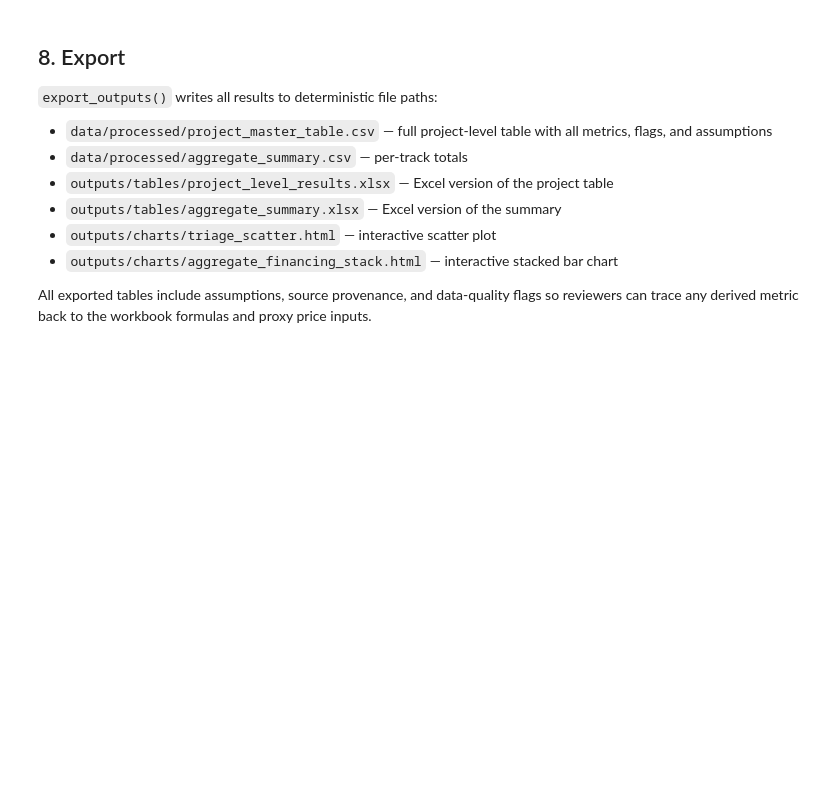
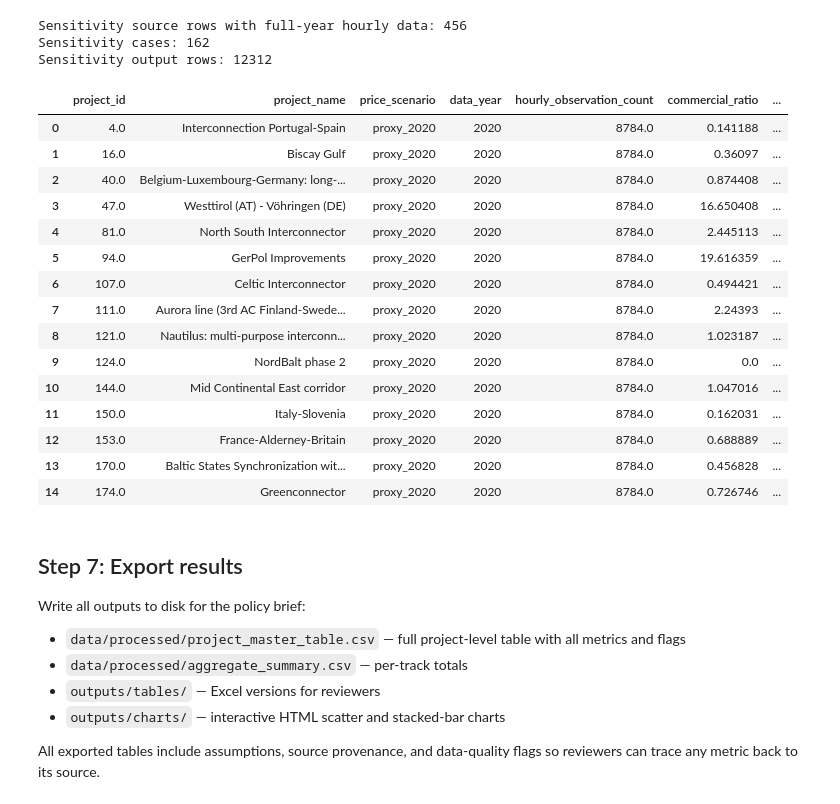
Before and after one commit to lucas-vivier/GridFinancing, a Jupyter notebook: notebooks/financing_triage.ipynb, the cells around one changed output. Cells and saved outputs as stored; diff of their text form; code cells hidden in the pictures; blank space fills up the shorter version.

```diff
--- a/notebooks/financing_triage.ipynb
+++ b/notebooks/financing_triage.ipynb
@@ -221,16 +424,50 @@ sensitivity[[
+# %%
+price_years = range(2020, 2026)
+sensitivity_master = build_project_master_table(development_mode=True, price_years=price_years)
+sensitivity_master = sensitivity_master[sensitivity_master["hourly_observation_count"].notna()].copy()
+sensitivity = build_sensitivity_cases(sensitivity_master, price_scenarios=tuple(f"proxy_{year}" for year in price_years))
+
+print(f"Sensitivity source rows with full-year hourly data: {len(sensitivity_master)}")
+print(f"Sensitivity cases: {sensitivity['sensitivity_case'].nunique()}")
+print(f"Sensitivity output rows: {len(sensitivity)}")
+print()
+
+sensitivity[[
+    "project_id", "project_name", "price_scenario", "data_year",
+    "hourly_observation_count", "commercial_ratio",
+    "credit_constraint_score", "credit_constrained",
+]].head(15)
+# %% [output]
+Sensitivity source rows with full-year hourly data: 456
+Sensitivity cases: 162
+Sensitivity output rows: 12312
+|  | project_id | project_name | price_scenario | data_year | hourly_observation_count | commercial_ratio | ... |
+| 0 | 4.0 | Interconnection Portugal-Spain | proxy_2020 | 2020 | 8784.0 | 0.141188 | ... |
+| 1 | 16.0 | Biscay Gulf | proxy_2020 | 2020 | 8784.0 | 0.36097 | ... |
+| 2 | 40.0 | Belgium-Luxembourg-Germany: long-... | proxy_2020 | 2020 | 8784.0 | 0.874408 | ... |
+| 3 | 47.0 | Westtirol (AT) - Vöhringen (DE) | proxy_2020 | 2020 | 8784.0 | 16.650408 | ... |
+| 4 | 81.0 | North South Interconnector | proxy_2020 | 2020 | 8784.0 | 2.445113 | ... |
+| 5 | 94.0 | GerPol Improvements | proxy_2020 | 2020 | 8784.0 | 19.616359 | ... |
+| 6 | 107.0 | Celtic Interconnector | proxy_2020 | 2020 | 8784.0 | 0.494421 | ... |
+| 7 | 111.0 | Aurora line (3rd AC Finland-Swede... | proxy_2020 | 2020 | 8784.0 | 2.24393 | ... |
+| 8 | 121.0 | Nautilus: multi-purpose interconn... | proxy_2020 | 2020 | 8784.0 | 1.023187 | ... |
+| 9 | 124.0 | NordBalt phase 2 | proxy_2020 | 2020 | 8784.0 | 0.0 | ... |
+| 10 | 144.0 | Mid Continental East corridor | proxy_2020 | 2020 | 8784.0 | 1.047016 | ... |
+| 11 | 150.0 | Italy-Slovenia | proxy_2020 | 2020 | 8784.0 | 0.162031 | ... |
+| 12 | 153.0 | France-Alderney-Britain | proxy_2020 | 2020 | 8784.0 | 0.688889 | ... |
+| 13 | 170.0 | Baltic States Synchronization wit... | proxy_2020 | 2020 | 8784.0 | 0.456828 | ... |
+| 14 | 174.0 | Greenconnector | proxy_2020 | 2020 | 8784.0 | 0.726746 | ... |
 # %% [markdown]
-## 8. Export
+## Step 7: Export results
 
-`export_outputs()` writes all results to deterministic file paths:
+Write all outputs to disk for the policy brief:
 
-- `data/processed/project_master_table.csv` — full project-level table with all metrics, flags, and assumptions
+- `data/processed/project_master_table.csv` — full project-level table with all metrics and flags
 - `data/processed/aggregate_summary.csv` — per-track totals
-- `outputs/tables/project_level_results.xlsx` — Excel version of the project table
-- `outputs/tables/aggregate_summary.xlsx` — Excel version of the summary
-- `outputs/charts/triage_scatter.html` — interactive scatter plot
-- `outputs/charts/aggregate_financing_stack.html` — interactive stacked bar chart
+- `outputs/tables/` — Excel versions for reviewers
+- `outputs/charts/` — interactive HTML scatter and stacked-bar charts
 
-All exported tables include assumptions, source provenance, and data-quality flags so reviewers can trace any derived metric back to the workbook formulas and proxy price inputs.
+All exported tables include assumptions, source provenance, and data-quality flags so reviewers can trace any metric back to its source.
 # %%
 exports = export_outputs(classified)
 
```
Also changed, not shown: parts of 32 cells of this notebook, 4 other files.
